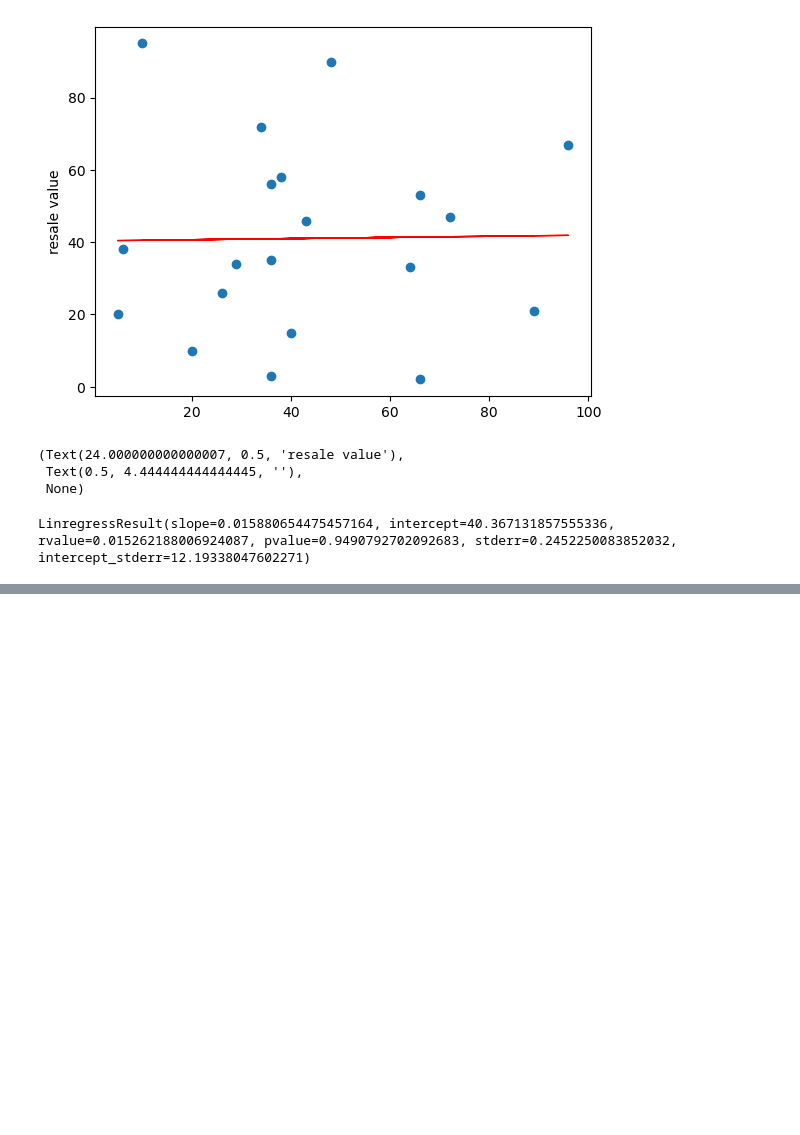
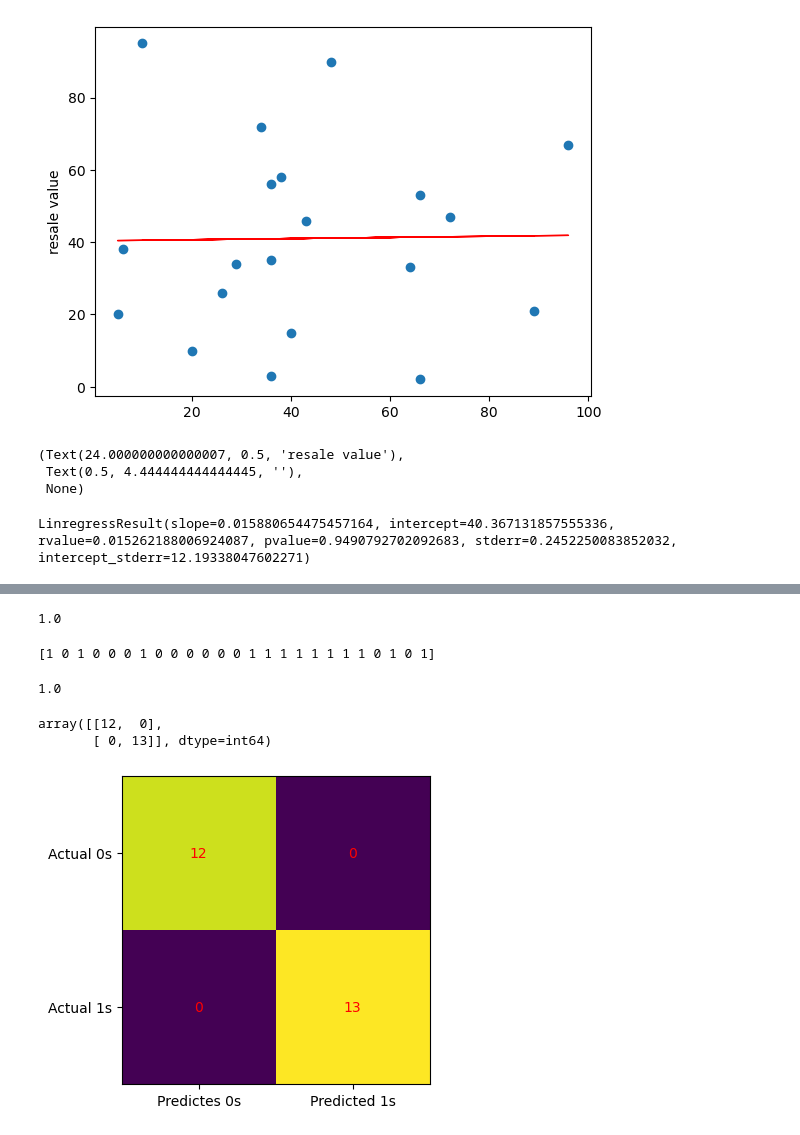
Before and after one commit to Sreekar2610/Machine-learning, a Jupyter notebook: 7098.ipynb, the cells around one changed output, grey strips where cells are left out. Cells and saved outputs as stored; diff of their text form; code cells hidden in the pictures; blank space fills up the shorter version.

```diff
--- a/7098.ipynb
+++ b/7098.ipynb
@@ -225,0 +226,33 @@ array([[2.83459374e-05, 9.99971654e-01],
+# %%
+classifier.score(xtest,ytest)
+# %% [output]
+1.0
+# %%
+y_pred=classifier.predict(xtest)
+print(y_pred)
+# %% [output]
+[1 0 1 0 0 0 1 0 0 0 0 0 0 1 1 1 1 1 1 1 1 0 1 0 1]
+# %%
+accuracy=accuracy_score(ytest,y_pred)
+accuracy
+# %% [output]
+1.0
+# %%
+cm=confusion_matrix(ytest,y_pred)
+cm
+# %% [output]
+array([[12,  0],
+       [ 0, 13]], dtype=int64)
+# %%
+fig,ax=plt.subplots(figsize=(4,4))
+ax.imshow(cm)
+ax.grid(False)
+ax.xaxis.set(ticks=(0,1),ticklabels=('Predictes 0s','Predicted 1s'))
+ax.yaxis.set(ticks=(0,1),ticklabels=('Actual 0s','Actual 1s'))
+ax.set_ylim(1.5,-0.5)
+for i in range(2):
+    for j in range(2):
+        ax.text(j,i,cm[i,j],ha='center',va='center',color='red')
+plt.show()
+# %% [output]
+[figure, added]
```
Also changed, not shown: parts of 52 cells of this notebook.
